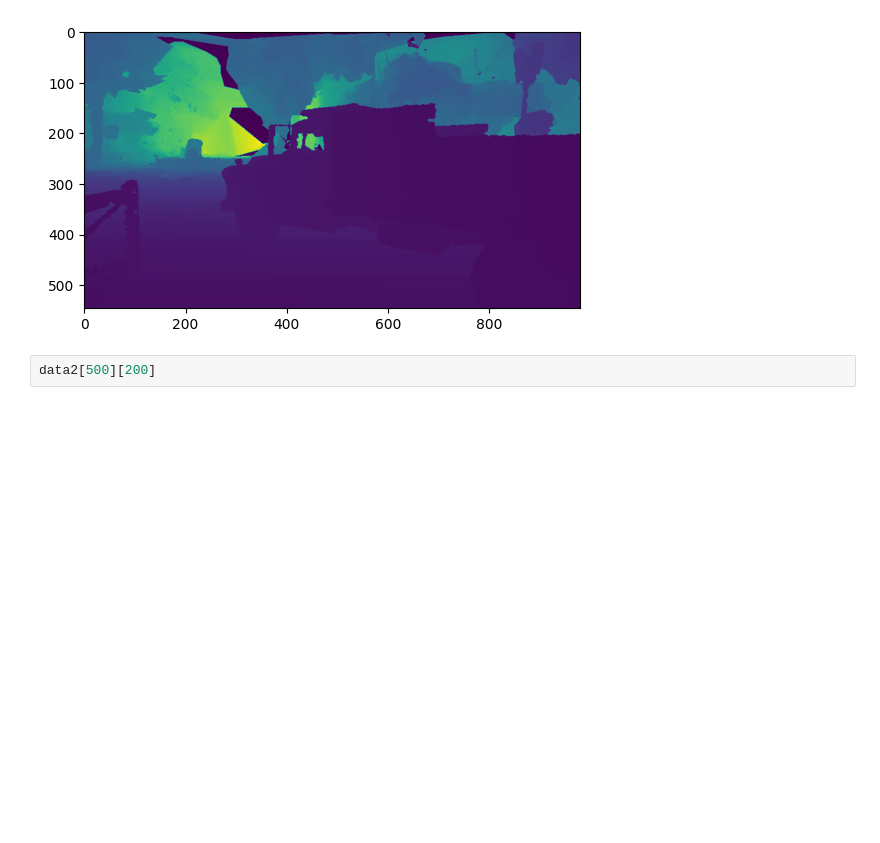
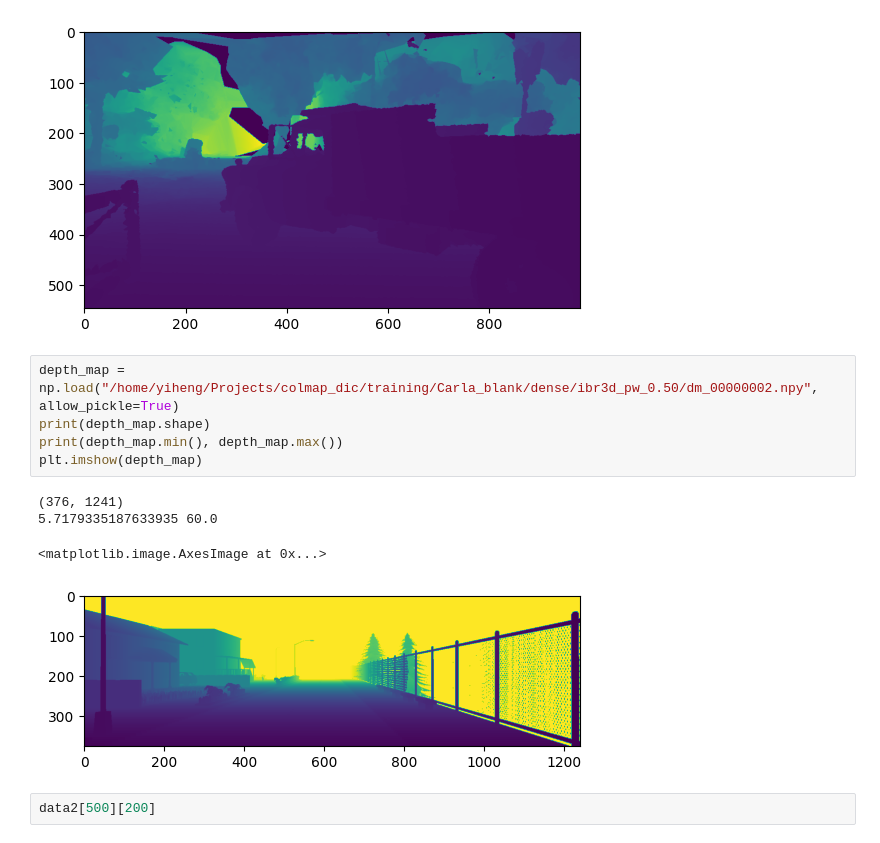
Before and after one commit to Billy1203/AdaptiveSurfelMapping, a Jupyter notebook: pre-processing.ipynb, the cells around one changed output. Drawn from its saved outputs; the diff is of its cells as text; blank space fills up the shorter version.

```diff
--- a/pre-processing.ipynb
+++ b/pre-processing.ipynb
@@ -52,6 +52,16 @@ plt.imshow(data2);
 (546, 980)
 0.0 55.43125
 [figure]
+# %%
+depth_map = np.load("/home/yiheng/Projects/colmap_dic/training/Carla_blank/dense/ibr3d_pw_0.50/dm_00000002.npy", allow_pickle=True)
+print(depth_map.shape)
+print(depth_map.min(), depth_map.max())
+plt.imshow(depth_map)
+# %% [output]
+(376, 1241)
+5.7179335187633935 60.0
+<matplotlib.image.AxesImage at 0x...>
+[figure, added]
 # %%
 data2[500][200]
 # %% [output]
```
Also changed, not shown: parts of 18 cells of this notebook.
